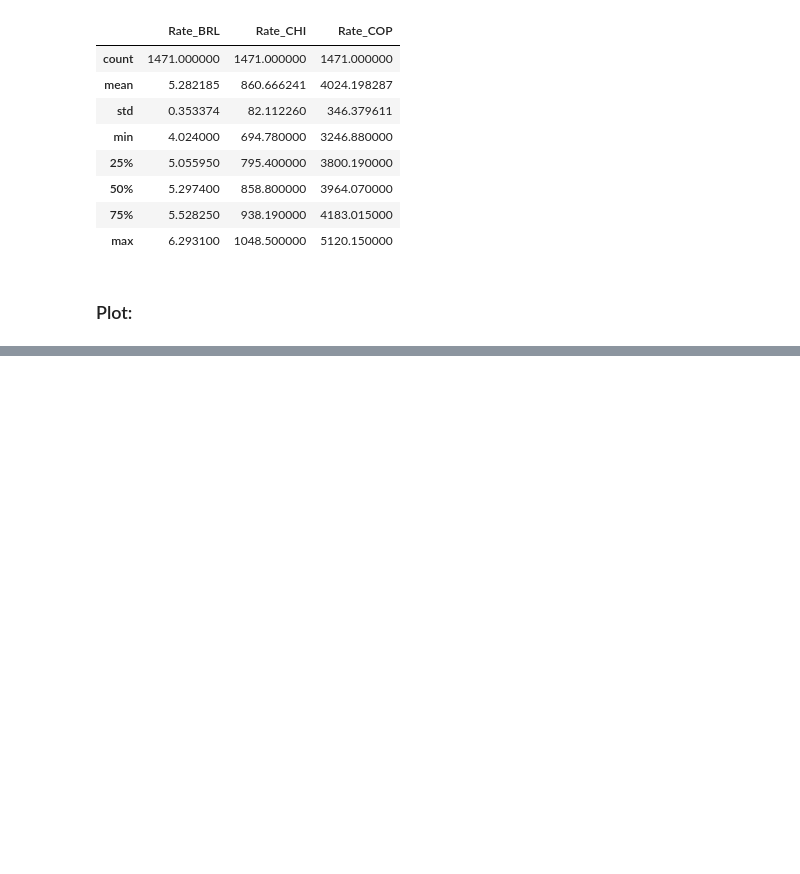
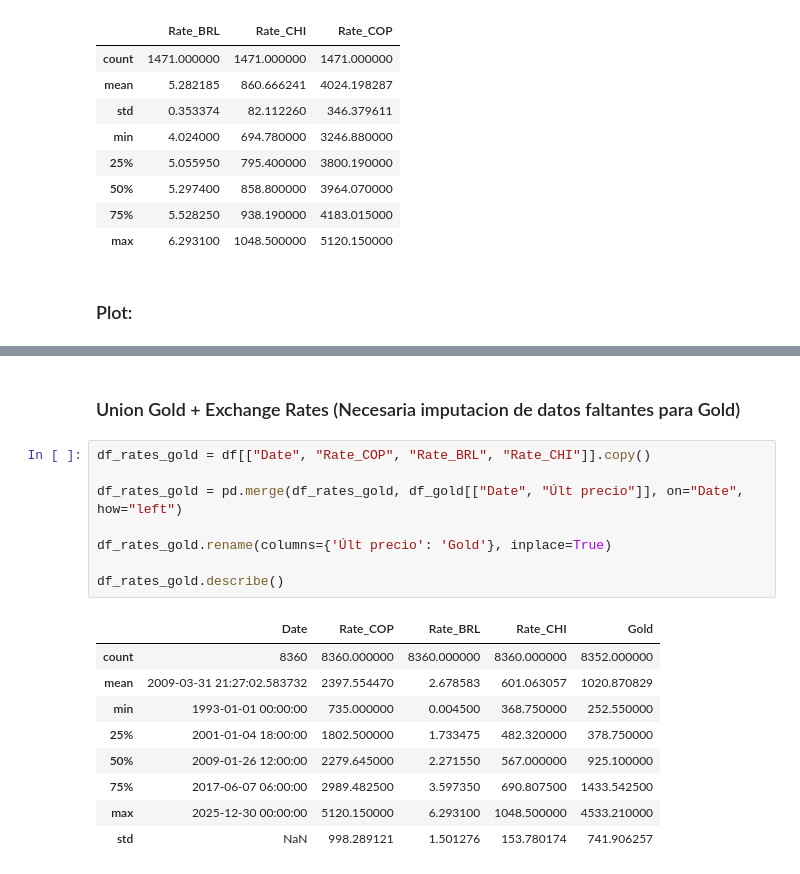
Before and after one commit to oscardi777/Test-Codigos, a Jupyter notebook: Data_predict/data_caracteristica.ipynb, the cells around one changed output, grey strips where cells are left out. Cells and saved outputs as stored; diff of their text form; blank space fills up the shorter version.

```diff
--- a/Data_predict/data_caracteristica.ipynb
+++ b/Data_predict/data_caracteristica.ipynb
@@ -272,0 +311,20 @@ plt.show()
+# %% [markdown]
+### Union Gold + Exchange Rates (Necesaria imputacion de datos faltantes para Gold)
+# %%
+df_rates_gold = df[["Date", "Rate_COP", "Rate_BRL", "Rate_CHI"]].copy()
+
+df_rates_gold = pd.merge(df_rates_gold, df_gold[["Date", "Últ precio"]], on="Date", how="left")
+
+df_rates_gold.rename(columns={'Últ precio': 'Gold'}, inplace=True)
+
+df_rates_gold.describe()
+# %% [output]
+|  | Date | Rate_COP | Rate_BRL | Rate_CHI | Gold |
+| count | 8360 | 8360.000000 | 8360.000000 | 8360.000000 | 8352.000000 |
+| mean | 2009-03-31 21:27:02.583732 | 2397.554470 | 2.678583 | 601.063057 | 1020.870829 |
+| min | 1993-01-01 00:00:00 | 735.000000 | 0.004500 | 368.750000 | 252.550000 |
+| 25% | 2001-01-04 18:00:00 | 1802.500000 | 1.733475 | 482.320000 | 378.750000 |
+| 50% | 2009-01-26 12:00:00 | 2279.645000 | 2.271550 | 567.000000 | 925.100000 |
+| 75% | 2017-06-07 06:00:00 | 2989.482500 | 3.597350 | 690.807500 | 1433.542500 |
+| max | 2025-12-30 00:00:00 | 5120.150000 | 6.293100 | 1048.500000 | 4533.210000 |
+| std | NaN | 998.289121 | 1.501276 | 153.780174 | 741.906257 |
```
Also changed, not shown: parts of 13 cells of this notebook, 4 other files.
